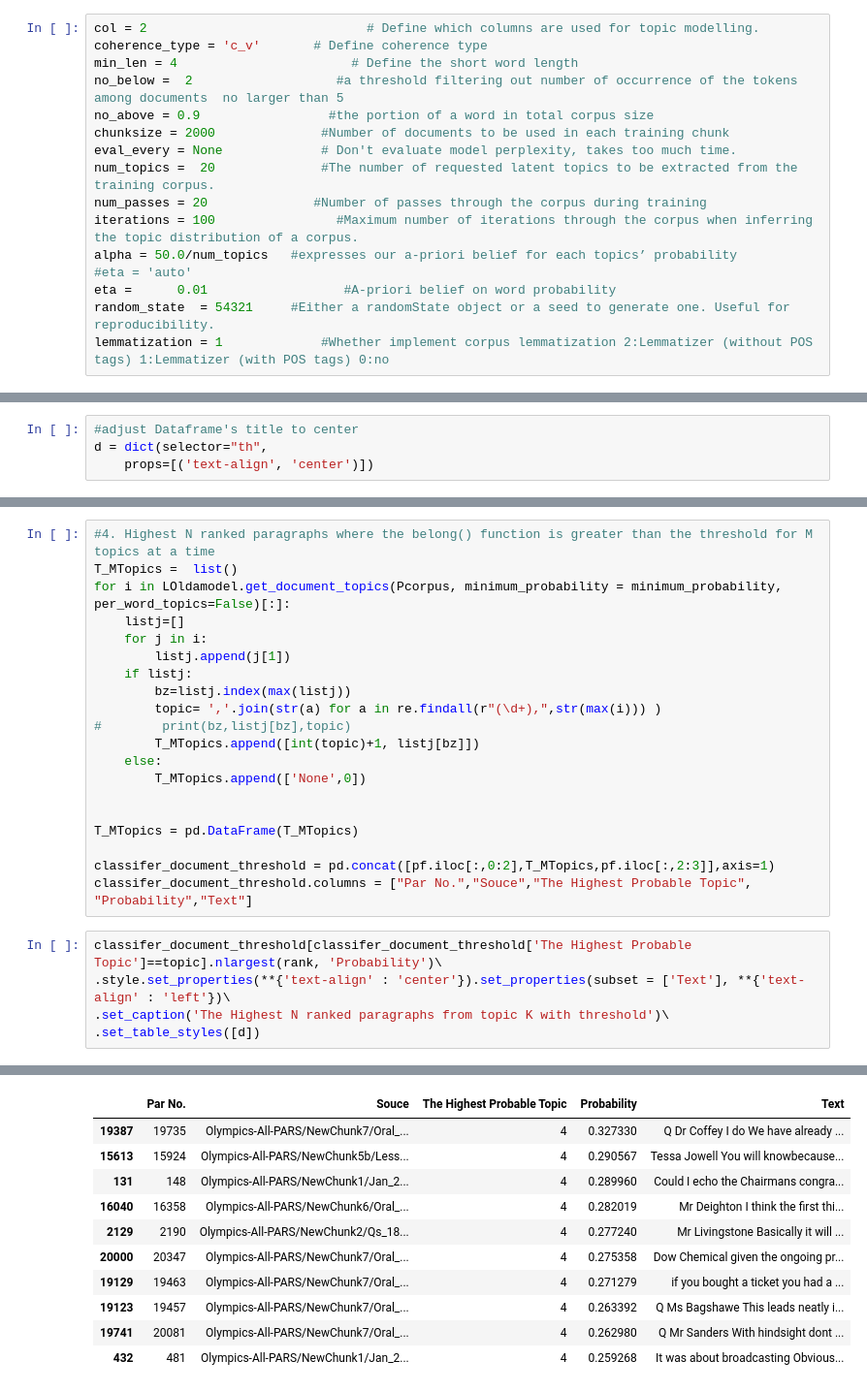
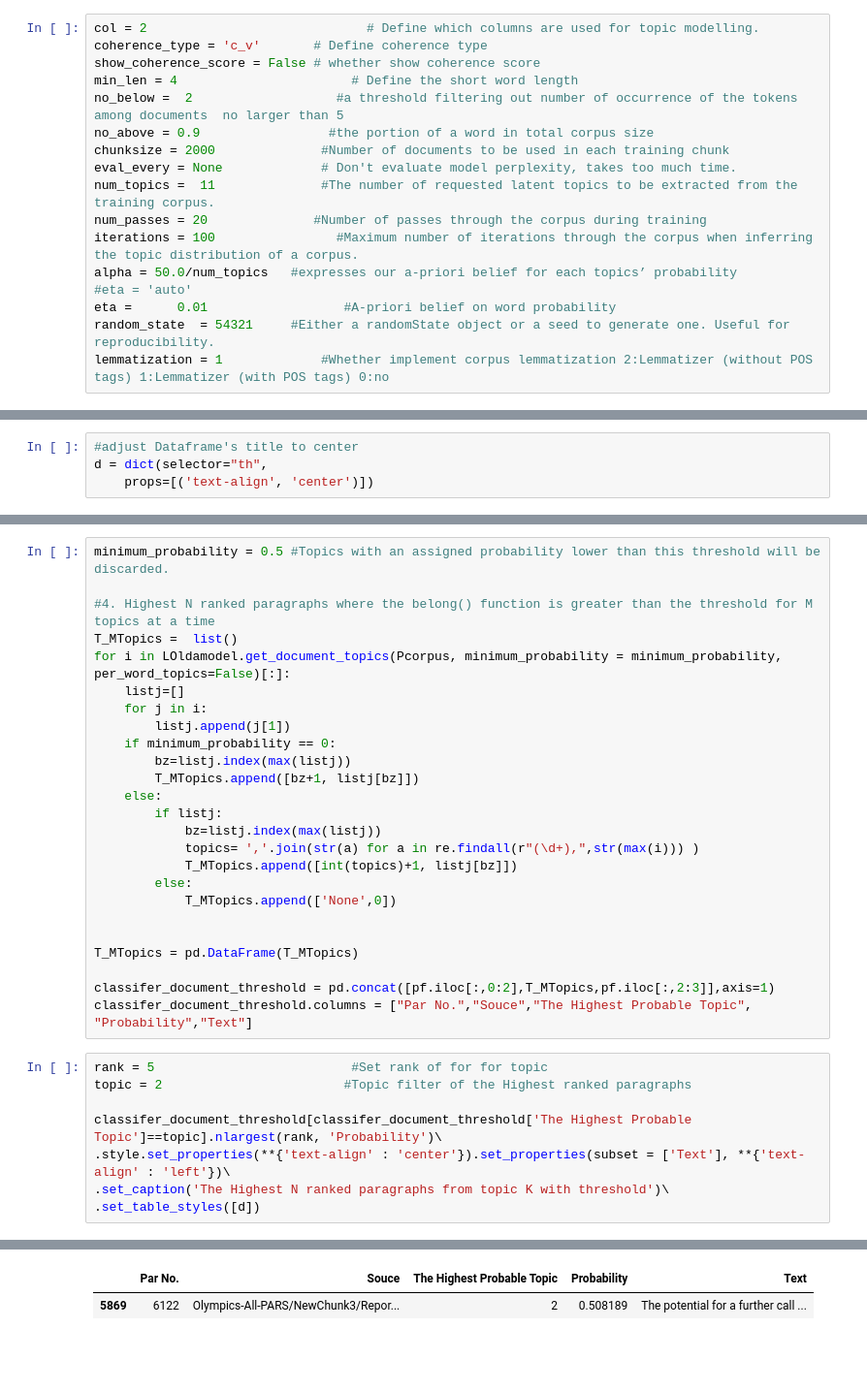
Before and after one commit to ZouZijie/Topic-Modelling-Project, a Jupyter notebook: Topic modelling of London Olympics Corpus (training on DOCS, classify on PARAS).ipynb, the cells around one changed output, grey strips where cells are left out. Shown at 97% size. Cells and saved outputs as stored; diff of their text form; blank space fills up the shorter version.

```diff
--- a/Topic modelling of London Olympics Corpus (training on DOCS, classify on PARAS).ipynb
+++ b/Topic modelling of London Olympics Corpus (training on DOCS, classify on PARAS).ipynb
@@ -25,12 +29,13 @@ import spacy
 # %%
 col = 2                             # Define which columns are used for topic modelling.
 coherence_type = 'c_v'       # Define coherence type
+show_coherence_score = False # whether show coherence score
 min_len = 4                       # Define the short word length
 no_below =  2                   #a threshold filtering out number of occurrence of the tokens among documents  no larger than 5
 no_above = 0.9                 #the portion of a word in total corpus size
 chunksize = 2000              #Number of documents to be used in each training chunk
 eval_every = None             # Don't evaluate model perplexity, takes too much time.
-num_topics =  20              #The number of requested latent topics to be extracted from the training corpus.
+num_topics =  11              #The number of requested latent topics to be extracted from the training corpus.
 num_passes = 20              #Number of passes through the corpus during training
 iterations = 100                #Maximum number of iterations through the corpus when inferring the topic distribution of a corpus.
 alpha = 50.0/num_topics   #expresses our a-priori belief for each topics’ probability
@@ -551,17 +502,22 @@ The Highest N ranked paragraphs from each topic K
 # %%
+minimum_probability = 0.5 #Topics with an assigned probability lower than this threshold will be discarded.
+
 #4.	Highest N ranked paragraphs where the belong() function is greater than the threshold for M topics at a time
 T_MTopics =  list()
 for i in LOldamodel.get_document_topics(Pcorpus, minimum_probability = minimum_probability, per_word_topics=False)[:]:
     listj=[]
     for j in i:
         listj.append(j[1])
-    if listj:
+    if minimum_probability == 0:
         bz=listj.index(max(listj))
-        topic= ','.join(str(a) for a in re.findall(r"(\d+),",str(max(i))) )
-#        print(bz,listj[bz],topic)
-        T_MTopics.append([int(topic)+1, listj[bz]])
+        T_MTopics.append([bz+1, listj[bz]])
     else:
-        T_MTopics.append(['None',0])
+        if listj:
+            bz=listj.index(max(listj))
+            topics= ','.join(str(a) for a in re.findall(r"(\d+),",str(max(i))) )
+            T_MTopics.append([int(topics)+1, listj[bz]])
+        else:
+            T_MTopics.append(['None',0])
 
 
 T_MTopics = pd.DataFrame(T_MTopics)
@@ -569,20 +525,14 @@ T_MTopics = pd.DataFrame(T_MTopics)
 classifer_document_threshold = pd.concat([pf.iloc[:,0:2],T_MTopics,pf.iloc[:,2:3]],axis=1)
 classifer_document_threshold.columns = ["Par No.","Souce","The Highest Probable Topic", "Probability","Text"]
 # %%
+rank = 5                          #Set rank of for for topic
+topic = 2                        #Topic filter of the Highest ranked paragraphs
+
 classifer_document_threshold[classifer_document_threshold['The Highest Probable Topic']==topic].nlargest(rank, 'Probability')\
 .style.set_properties(**{'text-align' : 'center'}).set_properties(subset = ['Text'], **{'text-align' : 'left'})\
 .set_caption('The Highest N ranked paragraphs from topic K with threshold')\
 .set_table_styles([d])
 # %% [output]
 The Highest N ranked paragraphs from topic K with threshold
 |  | Par No. | Souce | The Highest Probable Topic | Probability | Text |
-| 19387 | 19735 | Olympics-All-PARS/NewChunk7/Oral_... | 4 | 0.327330 | Q Dr Coffey I do We have already ... |
-| 15613 | 15924 | Olympics-All-PARS/NewChunk5b/Less... | 4 | 0.290567 | Tessa Jowell You will knowbecause... |
-| 131 | 148 | Olympics-All-PARS/NewChunk1/Jan_2... | 4 | 0.289960 | Could I echo the Chairmans congra... |
-| 16040 | 16358 | Olympics-All-PARS/NewChunk6/Oral_... | 4 | 0.282019 | Mr Deighton I think the first thi... |
-| 2129 | 2190 | Olympics-All-PARS/NewChunk2/Qs_18... | 4 | 0.277240 | Mr Livingstone Basically it will ... |
-| 20000 | 20347 | Olympics-All-PARS/NewChunk7/Oral_... | 4 | 0.275358 | Dow Chemical given the ongoing pr... |
-| 19129 | 19463 | Olympics-All-PARS/NewChunk7/Oral_... | 4 | 0.271279 | if you bought a ticket you had a ... |
-| 19123 | 19457 | Olympics-All-PARS/NewChunk7/Oral_... | 4 | 0.263392 | Q Ms Bagshawe This leads neatly i... |
-| 19741 | 20081 | Olympics-All-PARS/NewChunk7/Oral_... | 4 | 0.262980 | Q Mr Sanders With hindsight dont ... |
-| 432 | 481 | Olympics-All-PARS/NewChunk1/Jan_2... | 4 | 0.259268 | It was about broadcasting Obvious... |
+| 5869 | 6122 | Olympics-All-PARS/NewChunk3/Repor... | 2 | 0.508189 | The potential for a further call ... |
```
Also changed, not shown: parts of 40 cells of this notebook, 1 other file.
